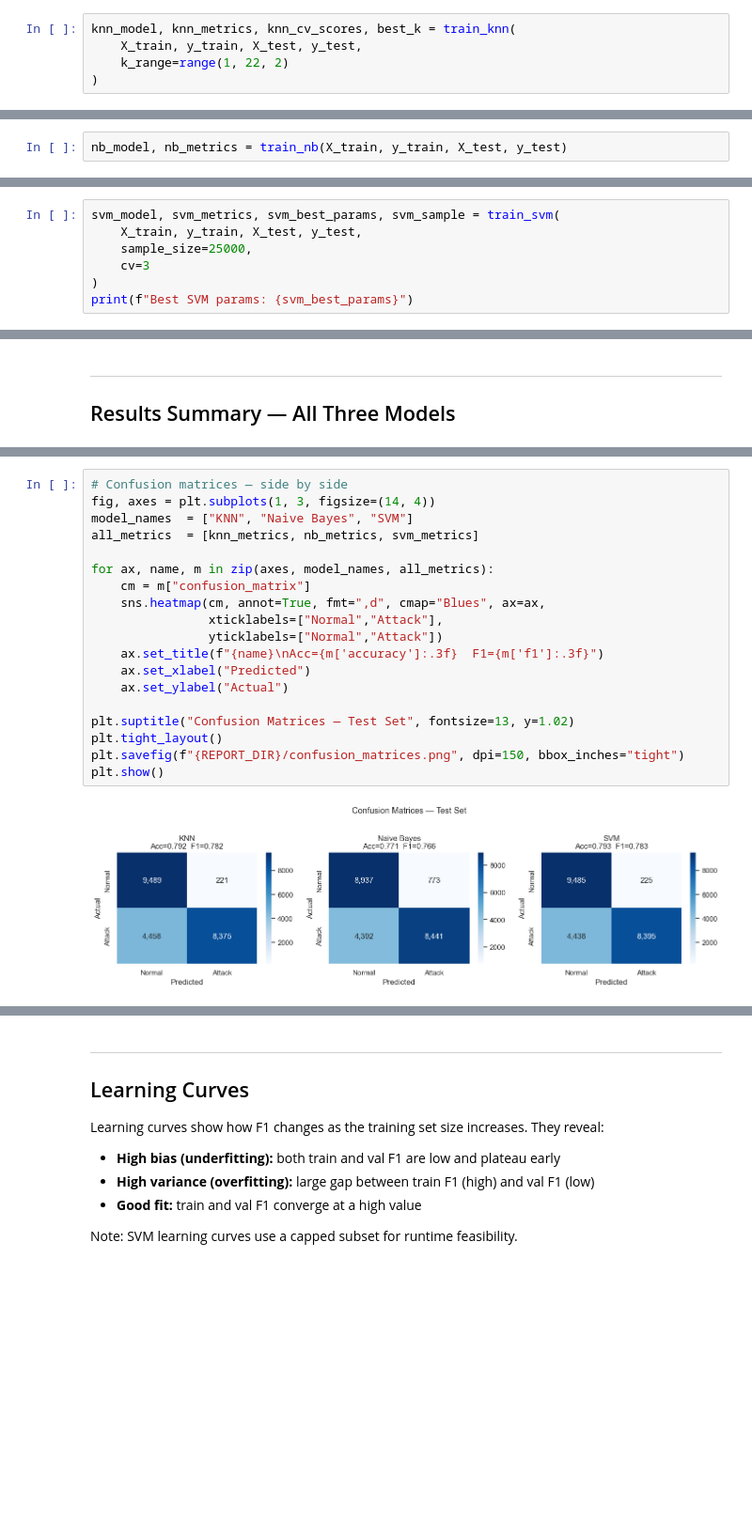
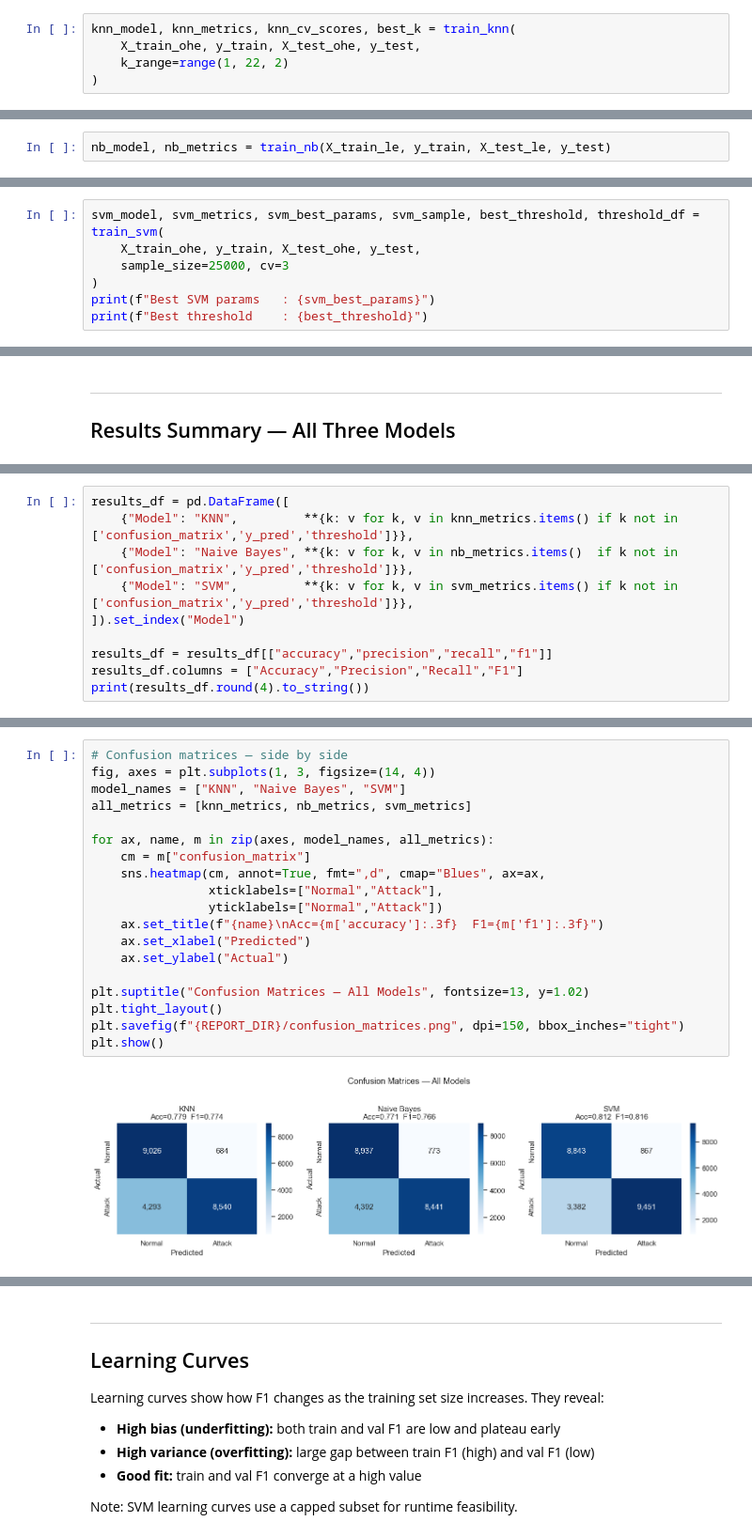
Before and after one commit to sanaish/nids-nsl-kdd, a Jupyter notebook: notebooks/5_2_modelling.ipynb, the cells around one changed output, grey strips where cells are left out. Shown at 94% size. Drawn from its saved outputs; the diff is of its cells as text; blank space fills up the shorter version.

```diff
--- a/notebooks/5_2_modelling.ipynb
+++ b/notebooks/5_2_modelling.ipynb
@@ -73,6 +69,6 @@ KNN classifies a sample by majority vote among its K nearest neighbours in featu
 # %%
 knn_model, knn_metrics, knn_cv_scores, best_k = train_knn(
-    X_train, y_train, X_test, y_test,
+    X_train_ohe, y_train, X_test_ohe, y_test,
     k_range=range(1, 22, 2)
 )
 # %% [output]
@@ -121,5 +118,5 @@ GNB models each feature as a Gaussian distribution conditioned on the class labe
 # %%
-nb_model, nb_metrics = train_nb(X_train, y_train, X_test, y_test)
+nb_model, nb_metrics = train_nb(X_train_le, y_train, X_test_le, y_test)
 # %% [output]
 [train_nb] Fitting Gaussian Naive Bayes...
 [train_nb] Test results → Acc: 0.7709  P: 0.9161  R: 0.6578  F1: 0.7657
@@ -135,10 +132,10 @@ SVM finds the maximum-margin hyperplane separating classes in a high-dimensional
 # %%
-svm_model, svm_metrics, svm_best_params, svm_sample = train_svm(
-    X_train, y_train, X_test, y_test,
-    sample_size=25000,
-    cv=3
+svm_model, svm_metrics, svm_best_params, svm_sample, best_threshold, threshold_df = train_svm(
+    X_train_ohe, y_train, X_test_ohe, y_test,
+    sample_size=25000, cv=3
 )
-print(f"Best SVM params: {svm_best_params}")
+print(f"Best SVM params   : {svm_best_params}")
+print(f"Best threshold    : {best_threshold}")
 # %% [output]
 [train_svm] Sample size: 25,000  (Normal: 13,365  Attack: 11,635)
 [train_svm] Running GridSearchCV (3-fold)...
@@ -167,0 +171,10 @@ SVM            0.7932     0.9739  0.6542  0.7826
+# %%
+results_df = pd.DataFrame([
+    {"Model": "KNN",         **{k: v for k, v in knn_metrics.items() if k not in ['confusion_matrix','y_pred','threshold']}},
+    {"Model": "Naive Bayes", **{k: v for k, v in nb_metrics.items()  if k not in ['confusion_matrix','y_pred','threshold']}},
+    {"Model": "SVM",         **{k: v for k, v in svm_metrics.items() if k not in ['confusion_matrix','y_pred','threshold']}},
+]).set_index("Model")
+
+results_df = results_df[["accuracy","precision","recall","f1"]]
+results_df.columns = ["Accuracy","Precision","Recall","F1"]
+print(results_df.round(4).to_string())
@@ -184,24 +203,24 @@ plt.show()
 # %%
 # Confusion matrices — side by side
 fig, axes = plt.subplots(1, 3, figsize=(14, 4))
-model_names  = ["KNN", "Naive Bayes", "SVM"]
-all_metrics  = [knn_metrics, nb_metrics, svm_metrics]
+model_names = ["KNN", "Naive Bayes", "SVM"]
+all_metrics = [knn_metrics, nb_metrics, svm_metrics]
 
 for ax, name, m in zip(axes, model_names, all_metrics):
     cm = m["confusion_matrix"]
     sns.heatmap(cm, annot=True, fmt=",d", cmap="Blues", ax=ax,
                 xticklabels=["Normal","Attack"],
                 yticklabels=["Normal","Attack"])
     ax.set_title(f"{name}\nAcc={m['accuracy']:.3f}  F1={m['f1']:.3f}")
     ax.set_xlabel("Predicted")
     ax.set_ylabel("Actual")
 
-plt.suptitle("Confusion Matrices — Test Set", fontsize=13, y=1.02)
+plt.suptitle("Confusion Matrices — All Models", fontsize=13, y=1.02)
 plt.tight_layout()
 plt.savefig(f"{REPORT_DIR}/confusion_matrices.png", dpi=150, bbox_inches="tight")
 plt.show()
 # %% [output]
-[figure, old version]
+[figure, new version]
 # %% [markdown]
 ---
 ## Stability Analysis — Repeated Stratified K-Fold
```
Also changed, not shown: parts of 21 cells of this notebook, 17 other files.
